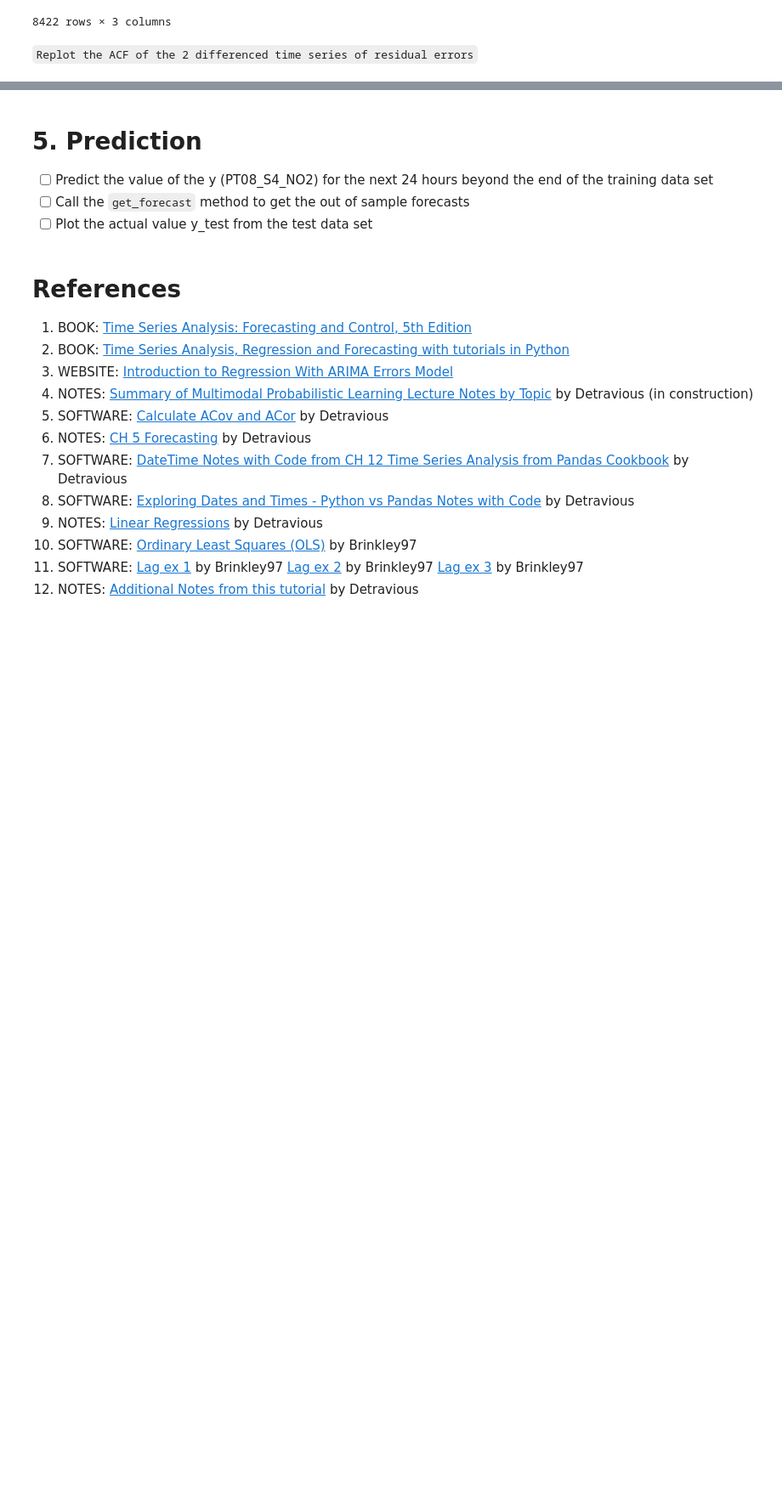
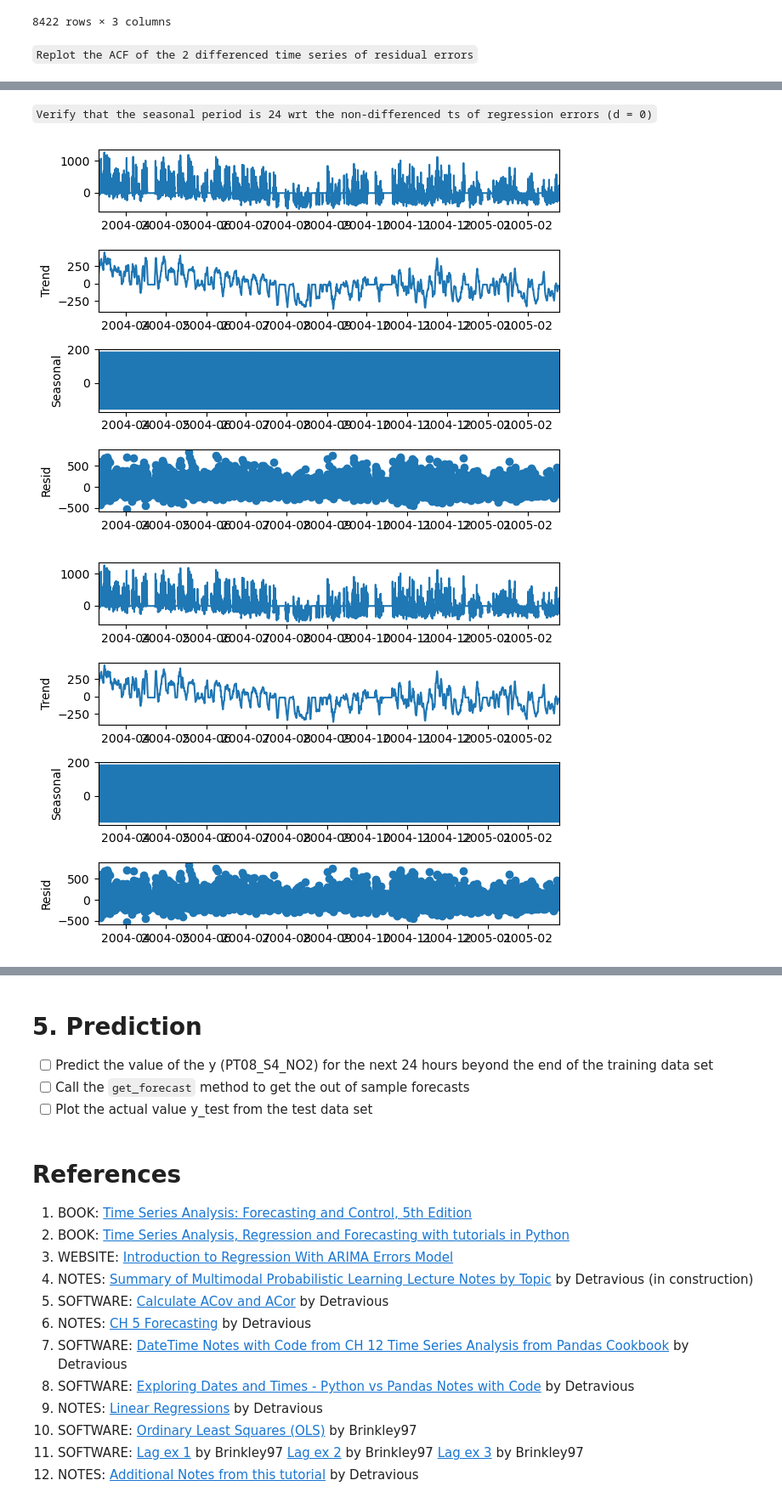
Before and after one commit to Brinkley97/book-forecasting_and_control, a Jupyter notebook: part_1/4-linear_nonstationary_models/regressionWithSeasonalARIMA.ipynb, the cells around one changed output, grey strips where cells are left out. Shown at 85% size. Saved outputs shown, nothing was run; the diff lists cells and outputs as text; code cells hidden in the pictures; blank space fills up the shorter version.

```diff
--- a/part_1/4-linear_nonstationary_models/regressionWithSeasonalARIMA.ipynb
+++ b/part_1/4-linear_nonstationary_models/regressionWithSeasonalARIMA.ipynb
@@ -454,0 +450,8 @@ plt.show()
+# %% [markdown]
+`Verify that the seasonal period is 24 wrt the non-differenced ts of regression errors (d = 0)`
+# %%
+components = seasonal_decompose(regression_errors)
+components.plot()
+# %% [output]
+[figure, added]
+[figure, added]
```
Also changed, not shown: parts of 16 cells of this notebook.
